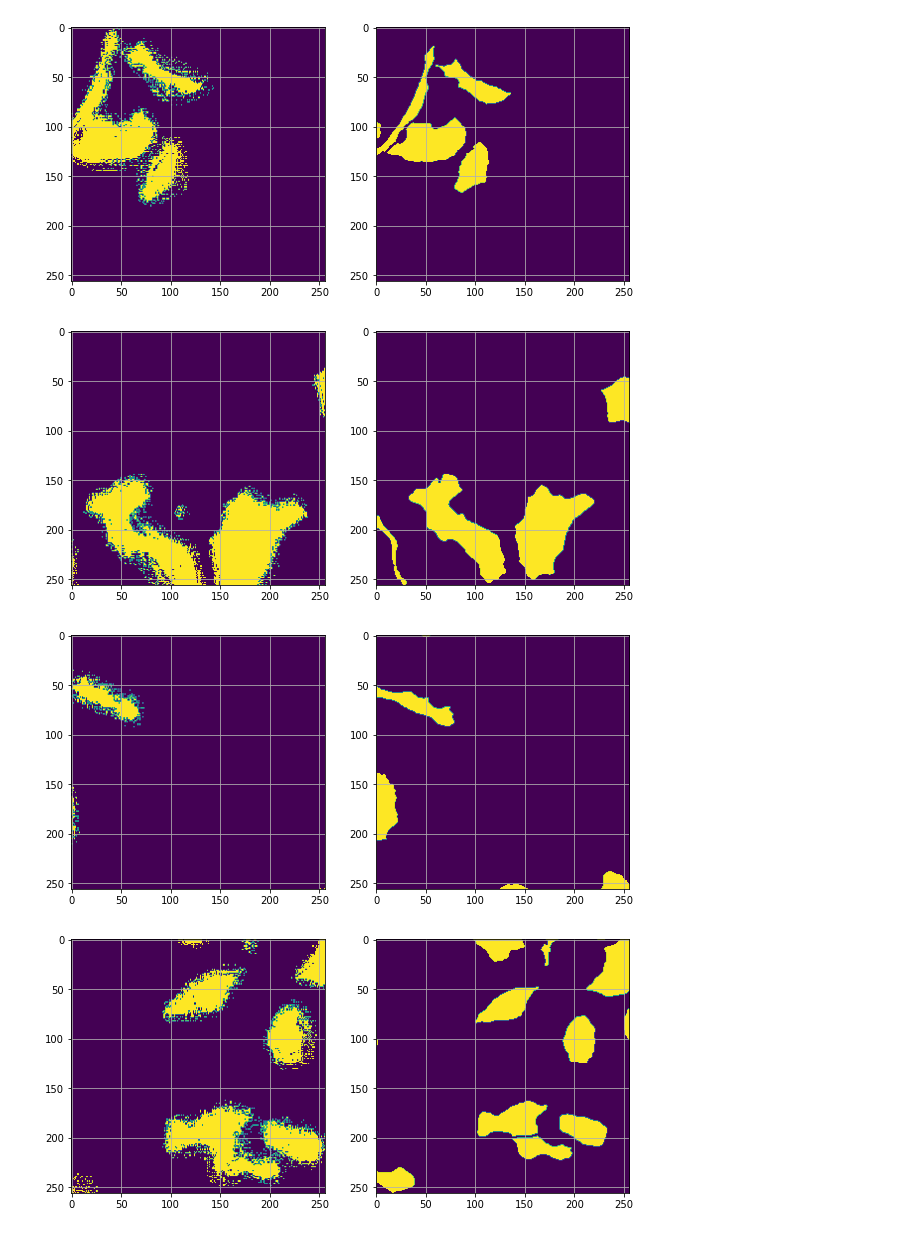
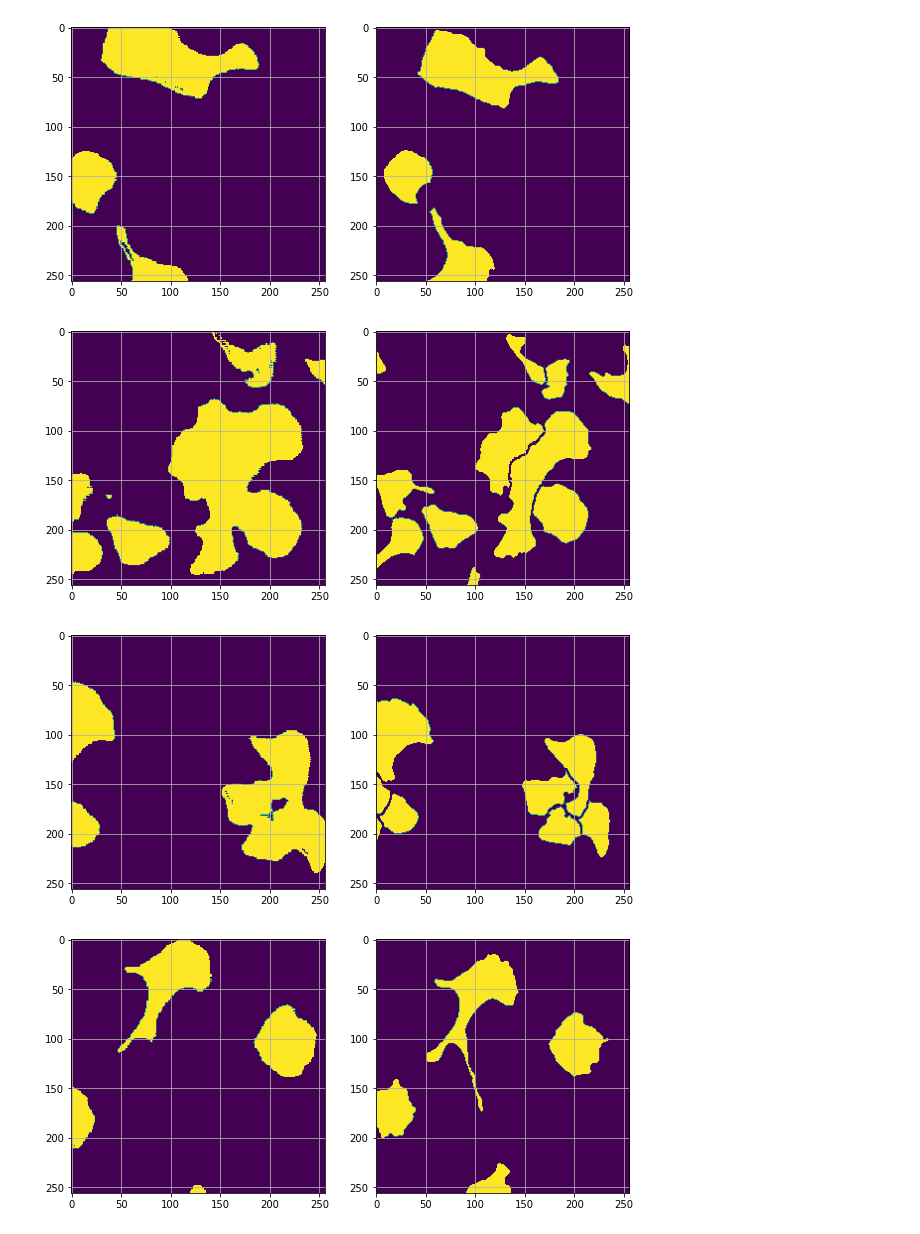
Before and after one commit to ego-alt/segmentation-from-scratch, a Jupyter notebook: cell_image.ipynb, the cells around one changed output. Saved outputs shown, nothing was run; the diff lists cells and outputs as text; code cells hidden in the pictures.

Commit message:
Adjusted parameters + optimiser

```diff
--- a/cell_image.ipynb
+++ b/cell_image.ipynb
@@ -45,8 +63,8 @@ class CellImages(Dataset):
         lbl = self.transform(self.labels[ind])
         return img, lbl
 # %%
-train = DataLoader(CellImages(images[0:60], labels[0:60]), batch_size=5, shuffle=False)
-test = DataLoader(CellImages(images[60:70], labels[60:70]), batch_size=5, shuffle=False)
+train = DataLoader(CellImages(images[0:70], labels[0:70]), batch_size=10, shuffle=False)
+test = DataLoader(CellImages(images[70:90], labels[70:90]), batch_size=10, shuffle=False)
 # %%
 for i, sample in enumerate(train):
     if i == 3:
@@ -167,7 +185,7 @@ output_size = (256, 256)
 channels = [3, 64, 128, 256]
 handler = UNet(channels, output_size).to('cuda')
 loss_fn = nn.BCEWithLogitsLoss()
-optimiser = optim.SGD(handler.parameters(), lr=3e-4)
+optimiser = optim.Adam(handler.parameters(), lr=3e-4)
 scheduler = optim.lr_scheduler.OneCycleLR(optimiser, max_lr=5e-3, steps_per_epoch=len(train), epochs=5)
 # %%
 for t in range(5):
@@ -196,7 +214,7 @@ Test Error:
 
 Done!
 # %%
-unseen = DataLoader(CellImages(images[90:95], labels[90:95]), batch_size=5, shuffle=False)
+unseen = DataLoader(CellImages(images[95:100], labels[95:100]), batch_size=5, shuffle=False)
 pred, ans = test_loop(unseen, handler, loss_fn)
 
 for i in range(5):
@@ -212,4 +230,4 @@ Test Error:
-[figure, old version]
+[figure, new version]
-[figure, old version]
+[figure, new version]
-[figure, old version]
+[figure, new version]
-[figure, old version]
+[figure, new version]
```
Also changed, not shown: parts of 4 cells of this notebook.
